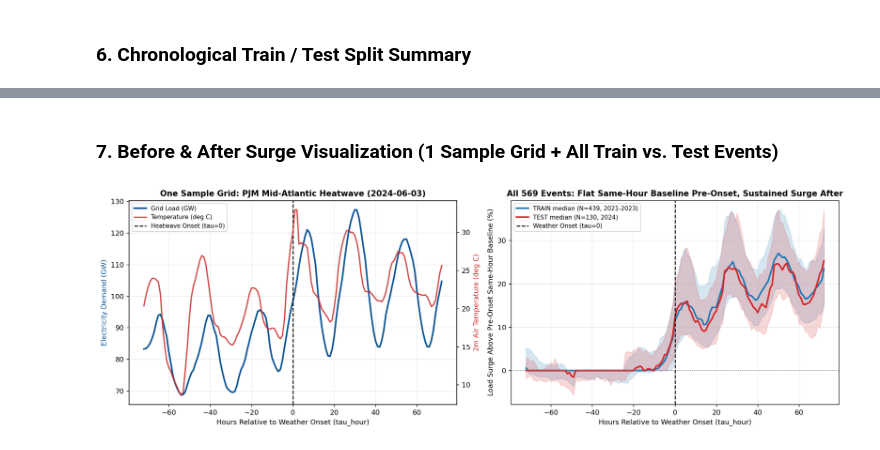
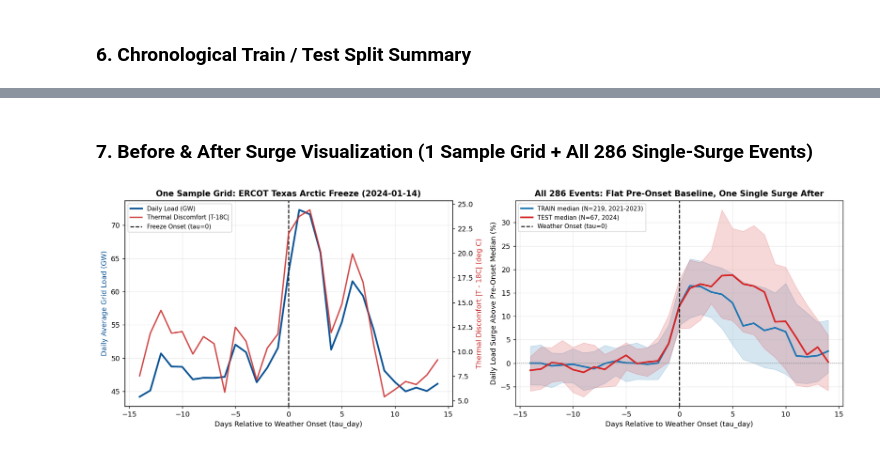
Before and after one commit to Mrun9/rare-event-shocks-benchmark, a Jupyter notebook: 01_power_grid_dataset_and_correlation.ipynb, the cells around one changed output, grey strips where cells are left out. Saved outputs shown, nothing was run; the diff lists cells and outputs as text; code cells hidden in the pictures.

Commit message:
Switch Power Grid benchmark to daily resolution [-14d, +14d] for clean single-surge response

```diff
--- a/01_power_grid_dataset_and_correlation.ipynb
+++ b/01_power_grid_dataset_and_correlation.ipynb
@@ -169,26 +169,25 @@ Highly correlated feature pairs (|r| > 0.90):
 ### 4. Create Clean Non-Redundant Simple Dataset (`data/power_grid_simple.csv`)
 # %%
 # Drop the 6 redundant scale/temperature duplicates where |r| > 0.90:
-#   - demand_forecast_mw (r=+0.998 vs load_mw), net_gen_mw (r=+0.996 vs load_mw)
-#   - load_rolling_mean_24h (r=+0.990 vs load_mw)
-#   - gas_gen_mw (r=+0.956 vs load_mw) & coal_gen_mw (r=+0.905 vs load_mw) -> scale-invariant gas_share kept instead
-#   - apparent_temp_c (r=+0.988 vs temp_c) -> keep temp_c + thermal_discomfort_c
+#   - demand_forecast_mw (r=+0.999 vs load_mw), net_gen_mw (r=+0.997 vs load_mw)
+#   - load_rolling_mean_7d (r=+0.996 vs load_mw)
+#   - gas_gen_mw (r=+0.969 vs load_mw) & coal_gen_mw (r=+0.910 vs load_mw) -> scale-invariant gas_share kept instead
+#   - apparent_temp_c (r=+0.991 vs temp_c) -> keep temp_c + thermal_discomfort_c
 REDUNDANT_TO_DROP = [
     'demand_forecast_mw',
     'net_gen_mw',
-    'load_rolling_mean_24h',
+    'load_rolling_mean_7d',
     'gas_gen_mw',
     'coal_gen_mw',
     'apparent_temp_c',
 ]
 
-KEEP_META = ['sample_id', 'ba', 'region', 'split', 'event_type', 'onset_utc', 'timestamp_utc', 'tau_hour']
+KEEP_META = ['sample_id', 'ba', 'region', 'split', 'event_type', 'onset_date', 'date', 'tau_day']
 KEEP_STATIC = static_names
 KEEP_PAST = [c for c in past_names if c not in REDUNDANT_TO_DROP]
 KEEP_PF = [c for c in pf_names + ['thermal_discomfort_c'] if c not in REDUNDANT_TO_DROP]
 
 simple_df = full_df[KEEP_META + KEEP_STATIC + KEEP_PAST + KEEP_PF].copy()
-simple_df['local_hour'] = simple_df['local_hour'].astype(int)
 simple_df['day_of_week'] = simple_df['day_of_week'].astype(int)
 
 kept_dyn = KEEP_PAST + KEEP_PF
@@ -308,59 +306,54 @@ Chronological separation verified: latest train window end (2024-01-02 06:00:00)
 # %% [markdown]
-### 7. Before & After Surge Visualization (1 Sample Grid + All Train vs. Test Events)
+### 7. Before & After Surge Visualization (1 Sample Grid + All 286 Single-Surge Events)
 # %%
 fig, axes = plt.subplots(1, 2, figsize=(15, 5), dpi=130)
 
-# --- Left Panel: One Sample Event (PJM June 2024 Heatwave, Test Split) ---
-pjm_ex = simple_df[simple_df['sample_id'] == meta[(meta['ba'] == 'PJM') & (meta['split'] == 'test') & (meta['event_type'] == 'heatwave')]['sample_id'].iloc[0]].sort_values('tau_hour')
+# --- Left Panel: One Sample Event (ERCOT Texas Freeze — Jan 2024, Test Split) ---
+ex_row = meta[(meta['ba'] == 'ERCO') & (meta['split'] == 'test')].iloc[0]
+ex = simple_df[simple_df['sample_id'] == ex_row['sample_id']].sort_values('tau_day')
 ax1 = axes[0]
 ax1_r = ax1.twinx()
 
-l1, = ax1.plot(pjm_ex['tau_hour'], pjm_ex['load_mw'] / 1000.0, color='#0b5394', lw=2.3, label='Grid Load (GW)')
-l2, = ax1_r.plot(pjm_ex['tau_hour'], pjm_ex['temp_c'], color='#c92a2a', lw=1.9, alpha=0.85, label='Temperature (deg C)')
-v1 = ax1.axvline(0, color='black', ls='--', lw=1.4, label='Heatwave Onset (tau=0)')
+l1, = ax1.plot(ex['tau_day'], ex['load_mw'] / 1000.0, color='#0b5394', lw=2.5, label='Daily Load (GW)')
+l2, = ax1_r.plot(ex['tau_day'], ex['thermal_discomfort_c'], color='#c92a2a', lw=2.0, alpha=0.85, label='Thermal Discomfort |T-18C|')
+v1 = ax1.axvline(0, color='black', ls='--', lw=1.4, label='Freeze Onset (tau=0)')
 
-ax1.set_title(f'One Sample Grid: PJM Mid-Atlantic Heatwave ({pjm_ex["onset_utc"].iloc[0][:10]})', fontsize=11.5, fontweight='bold')
-ax1.set_xlabel('Hours Relative to Weather Onset (tau_hour)')
-ax1.set_ylabel('Electricity Demand (GW)', color='#0b5394')
-ax1_r.set_ylabel('2m Air Temperature (deg C)', color='#c92a2a')
+ax1.set_title(f'One Sample Grid: ERCOT Texas Arctic Freeze ({ex_row["onset_date"]})', fontsize=11.5, fontweight='bold')
+ax1.set_xlabel('Days Relative to Weather Onset (tau_day)')
+ax1.set_ylabel('Daily Average Grid Load (GW)', color='#0b5394')
+ax1_r.set_ylabel('Thermal Discomfort |T - 18C| (deg C)', color='#c92a2a')
 ax1.grid(True, alpha=0.25)
 ax1.legend([l1, l2, v1], [l1.get_label(), l2.get_label(), v1.get_label()], loc='upper left', fontsize=8.5)
 
-# --- Right Panel: All Events — Load % Above Same-Hour Pre-Onset Diurnal Baseline ---
-pre_hr_med = (
-    simple_df[simple_df['tau_hour'] < 0]
-    .groupby(['sample_id', 'local_hour'])['load_mw']
-    .median()
-    .rename('pre_same_hr_mw')
-    .reset_index()
-)
-df_rel = simple_df.merge(pre_hr_med, on=['sample_id', 'local_hour'], how='left')
-df_rel['excess_load_pct'] = (df_rel['load_mw'] / df_rel['pre_same_hr_mw'] - 1.0) * 100.0
+# --- Right Panel: All 286 Single-Surge Events — Clean % Surge Above Pre-Onset Median ---
+pre_med = simple_df[simple_df['tau_day'] < 0].groupby('sample_id')['load_mw'].median().rename('pre_med')
+df_rel = simple_df.merge(pre_med, on='sample_id')
+df_rel['surge_pct'] = (df_rel['load_mw'] / df_rel['pre_med'] - 1.0) * 100.0
 
 ax2 = axes[1]
 n_tr = meta[meta['split'] == 'train'].shape[0]
 n_te = meta[meta['split'] == 'test'].shape[0]
 for split_name, color, label in [('train', '#1f77b4', f'TRAIN median (N={n_tr}, 2021-2023)'),
                                  ('test', '#d62728', f'TEST median (N={n_te}, 2024)')]:
     sub = df_rel[df_rel['split'] == split_name]
-    stats = sub.groupby('tau_hour')['excess_load_pct'].agg(
+    stats = sub.groupby('tau_day')['surge_pct'].agg(
         med='median',
         q25=lambda s: np.percentile(s, 25),
         q75=lambda s: np.percentile(s, 75),
     ).reset_index()
-    ax2.plot(stats['tau_hour'], stats['med'], color=color, lw=2.3, label=label)
-    ax2.fill_between(stats['tau_hour'], stats['q25'], stats['q75'], color=color, alpha=0.18)
+    ax2.plot(stats['tau_day'], stats['med'], color=color, lw=2.4, label=label)
+    ax2.fill_between(stats['tau_day'], stats['q25'], stats['q75'], color=color, alpha=0.18)
 
 ax2.axhline(0, color='gray', ls=':', lw=1.0)
 ax2.axvline(0, color='black', ls='--', lw=1.4, label='Weather Onset (tau=0)')
-ax2.set_title(f'All {len(meta)} Events: Flat Same-Hour Baseline Pre-Onset, Sustained Surge After', fontsize=11.5, fontweight='bold')
-ax2.set_xlabel('Hours Relative to Weather Onset (tau_hour)')
-ax2.set_ylabel('Load Surge Above Pre-Onset Same-Hour Baseline (%)')
+ax2.set_title(f'All {len(meta)} Events: Flat Pre-Onset Baseline, One Single Surge After', fontsize=11.5, fontweight='bold')
+ax2.set_xlabel('Days Relative to Weather Onset (tau_day)')
+ax2.set_ylabel('Daily Load Surge Above Pre-Onset Median (%)')
 ax2.grid(True, alpha=0.25)
 ax2.legend(loc='upper left', fontsize=8.5)
 
 plt.tight_layout()
 plt.savefig('data/power_grid_simple_overview.png', dpi=150, bbox_inches='tight')
 plt.show()
 # %% [output]
-[figure, old version]
+[figure, new version]
```
Also changed, not shown: parts of 6 cells of this notebook, 13 other files.
